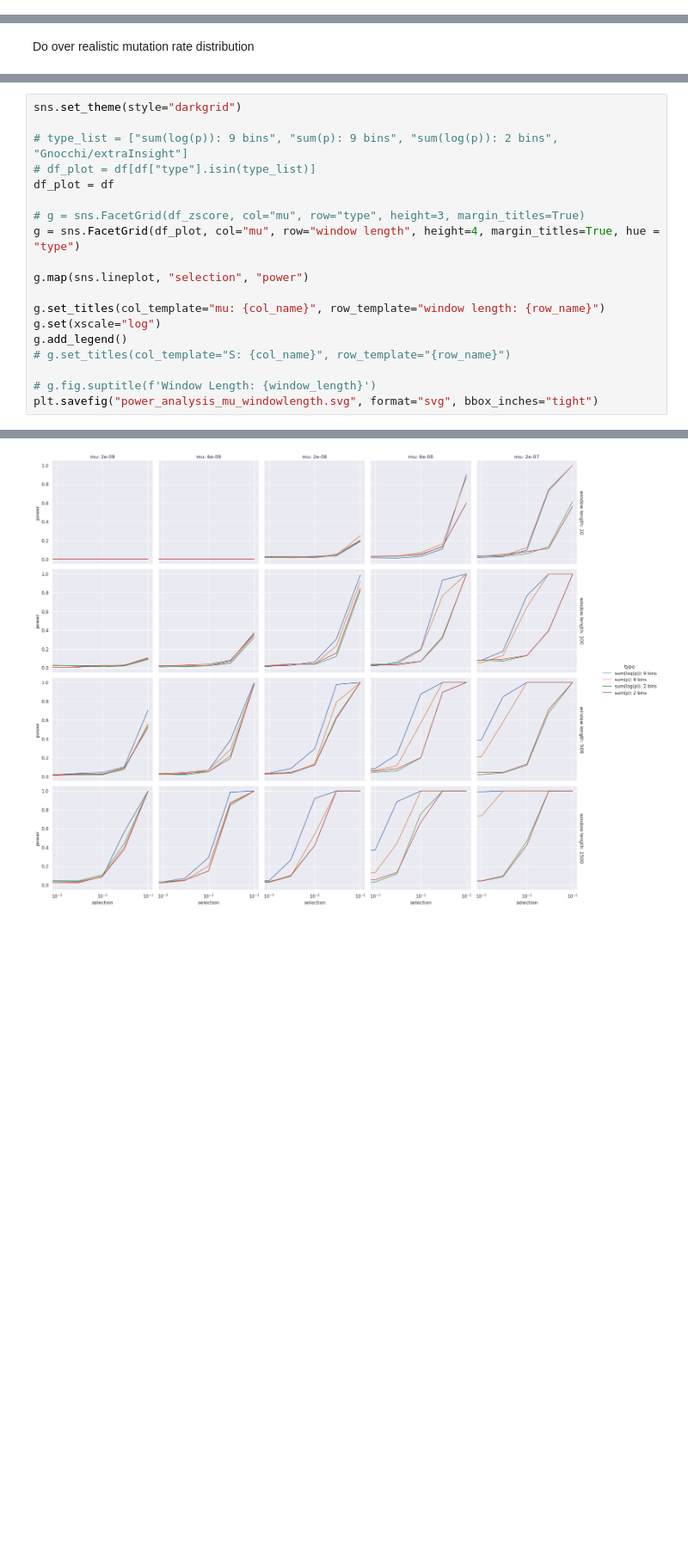
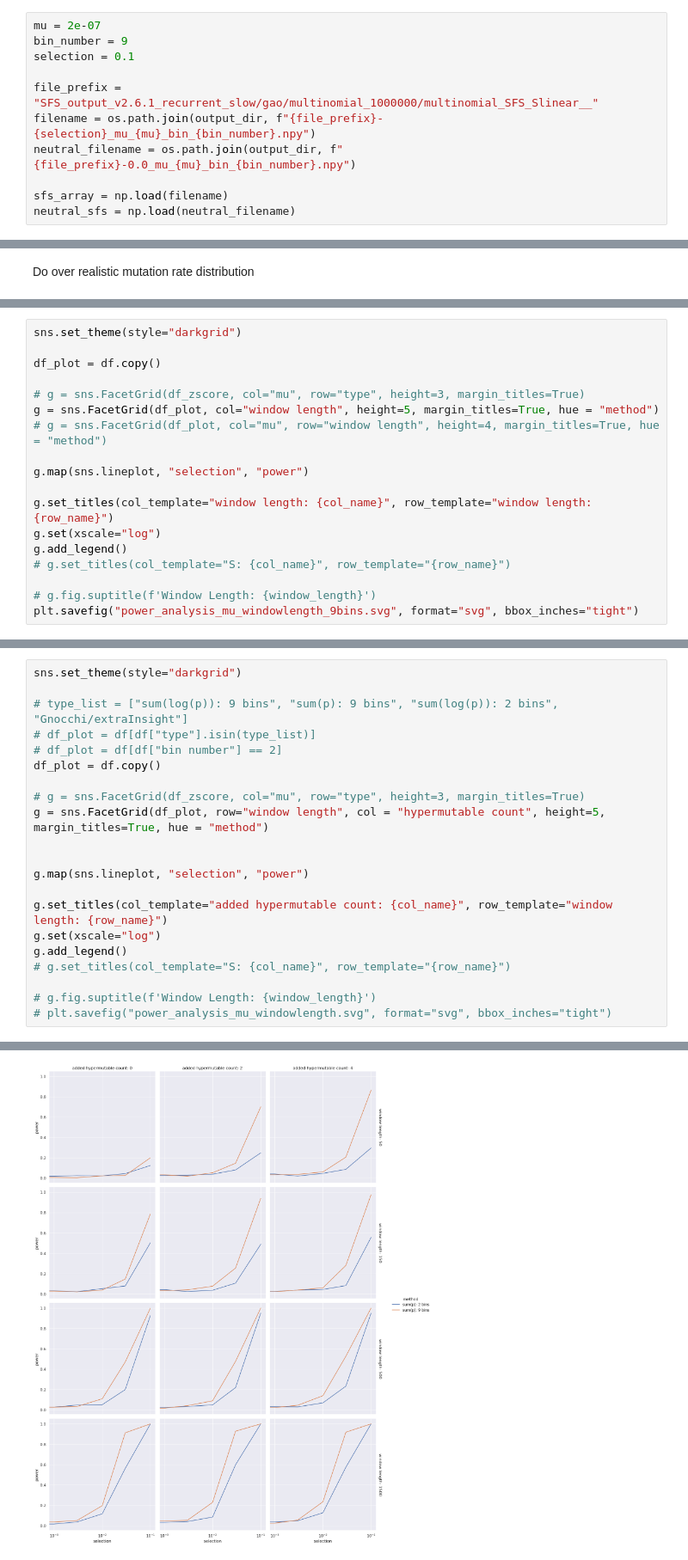
Before and after one commit to dajale423/raKLette, a Jupyter notebook: notebooks/method_validation/power_analysis.ipynb, the cells around one changed output, grey strips where cells are left out. Shown at 86% size. Cells and saved outputs as stored; diff of their text form; blank space fills up the shorter version.

Commit message:
polish up power_analysis

```diff
--- a/notebooks/method_validation/power_analysis.ipynb
+++ b/notebooks/method_validation/power_analysis.ipynb
@@ -94,0 +136,11 @@ def calculate_power(sample_size, z_score_cutoff, bin_number, selection, window_l
+# %%
+mu = 2e-07
+bin_number = 9
+selection = 0.1
+
+file_prefix = "SFS_output_v2.6.1_recurrent_slow/gao/multinomial_1000000/multinomial_SFS_Slinear__"
+filename = os.path.join(output_dir, f"{file_prefix}-{selection}_mu_{mu}_bin_{bin_number}.npy")
+neutral_filename = os.path.join(output_dir, f"{file_prefix}-0.0_mu_{mu}_bin_{bin_number}.npy")
+
+sfs_array = np.load(filename)
+neutral_sfs = np.load(neutral_filename)
@@ -171,0 +384,18 @@ plt.savefig("power_analysis_binary_zscore_plot.svg", format="svg", bbox_inches="
+# %%
+sns.set_theme(style="darkgrid")
+
+df_plot = df.copy()
+
+# g = sns.FacetGrid(df_zscore, col="mu", row="type", height=3, margin_titles=True)
+g = sns.FacetGrid(df_plot, col="window length", height=5, margin_titles=True, hue = "method")
+# g = sns.FacetGrid(df_plot, col="mu", row="window length", height=4, margin_titles=True, hue = "method")
+
+g.map(sns.lineplot, "selection", "power")
+
+g.set_titles(col_template="window length: {col_name}", row_template="window length: {row_name}")
+g.set(xscale="log")
+g.add_legend()
+# g.set_titles(col_template="S: {col_name}", row_template="{row_name}")
+
+# g.fig.suptitle(f'Window Length: {window_length}')
+plt.savefig("power_analysis_mu_windowlength_9bins.svg", format="svg", bbox_inches="tight")
@@ -229,18 +453,20 @@ sns.set_theme(style="darkgrid")
 
 # type_list = ["sum(log(p)): 9 bins", "sum(p): 9 bins", "sum(log(p)): 2 bins", "Gnocchi/extraInsight"]
 # df_plot = df[df["type"].isin(type_list)]
-df_plot = df
+# df_plot = df[df["bin number"] == 2]
+df_plot = df.copy()
 
 # g = sns.FacetGrid(df_zscore, col="mu", row="type", height=3, margin_titles=True)
-g = sns.FacetGrid(df_plot, col="mu", row="window length", height=4, margin_titles=True, hue = "type")
+g = sns.FacetGrid(df_plot, row="window length", col = "hypermutable count", height=5, margin_titles=True, hue = "method")
+
 
 g.map(sns.lineplot, "selection", "power")
 
-g.set_titles(col_template="mu: {col_name}", row_template="window length: {row_name}")
+g.set_titles(col_template="added hypermutable count: {col_name}", row_template="window length: {row_name}")
 g.set(xscale="log")
 g.add_legend()
 # g.set_titles(col_template="S: {col_name}", row_template="{row_name}")
 
 # g.fig.suptitle(f'Window Length: {window_length}')
-plt.savefig("power_analysis_mu_windowlength.svg", format="svg", bbox_inches="tight")
+# plt.savefig("power_analysis_mu_windowlength.svg", format="svg", bbox_inches="tight")
 # %% [output]
@@ -247 +474 @@ plt.savefig("power_analysis_mu_windowlength.svg", format="svg", bbox_inches="tig
-[figure, old version]
+[figure, new version]
```
Also changed, not shown: parts of 24 cells of this notebook, 10 other files.
